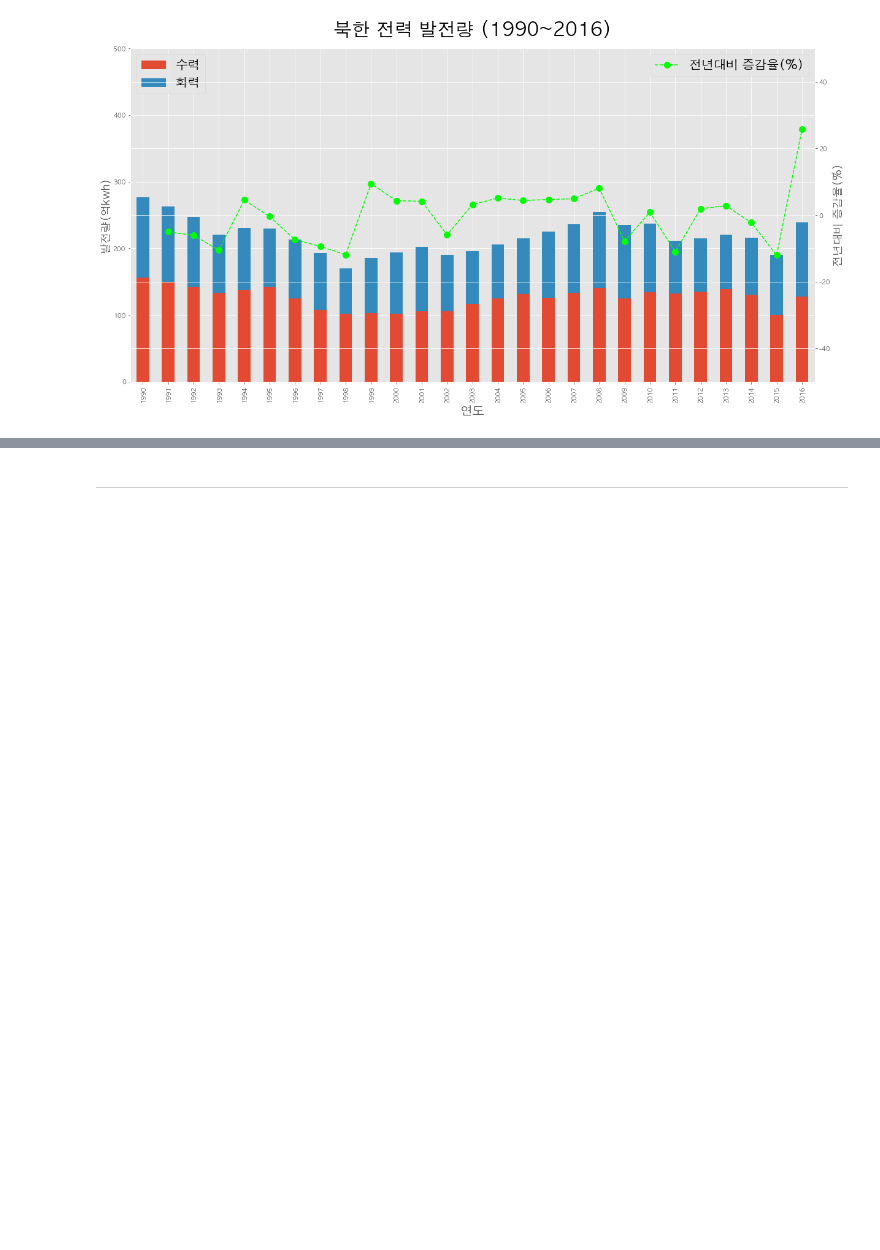
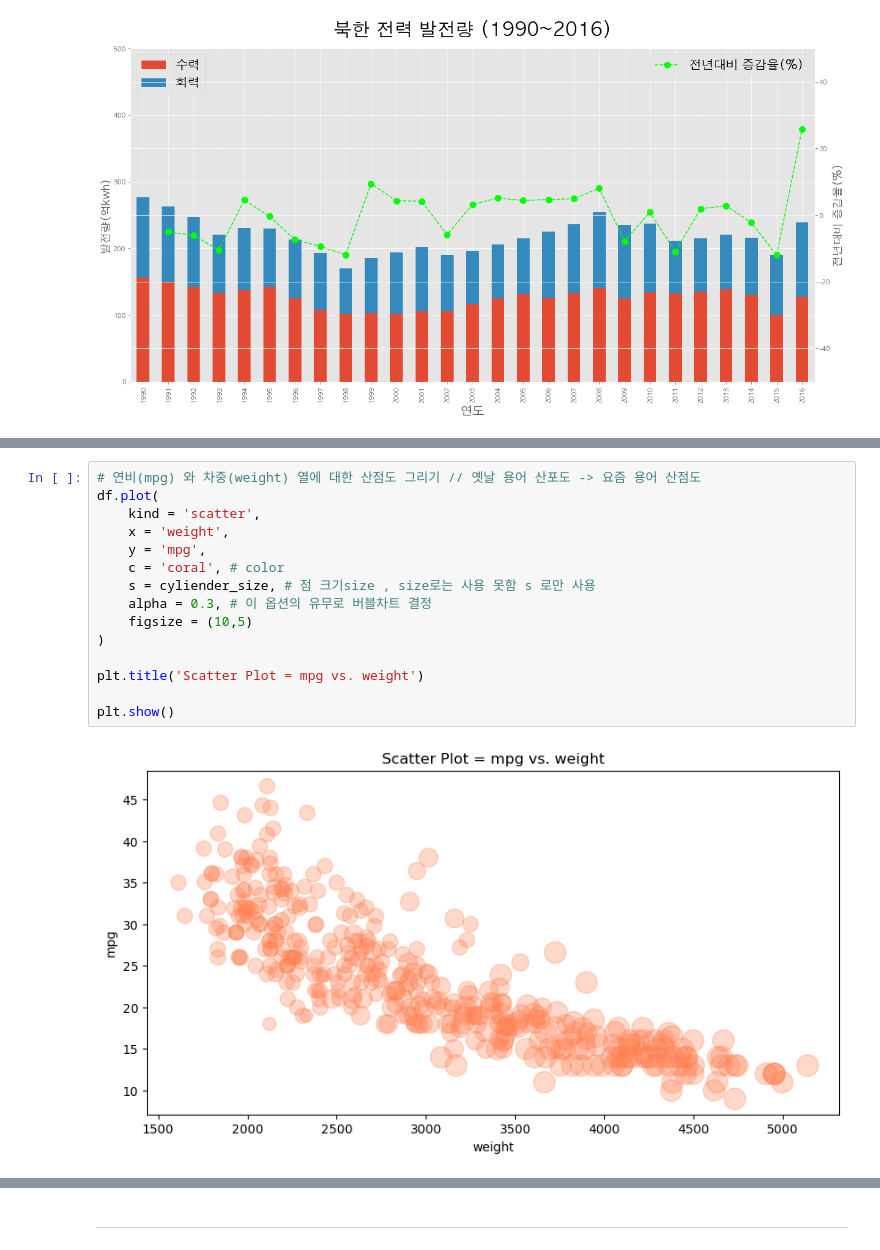
Before and after one commit to monargent0/TJPythonClass, a Jupyter notebook: 3.DataAnalysis/Note/09.시각화도구.ipynb, the cells around one changed output, grey strips where cells are left out. Drawn from its saved outputs; the diff is of its cells as text; blank space fills up the shorter version.

```diff
--- a/3.DataAnalysis/Note/09.시각화도구.ipynb
+++ b/3.DataAnalysis/Note/09.시각화도구.ipynb
@@ -147,0 +251,17 @@ plt.show()
+# %%
+# 연비(mpg) 와 차중(weight) 열에 대한 산점도 그리기 // 옛날 용어 산포도 -> 요즘 용어 산점도
+df.plot(
+    kind = 'scatter',
+    x = 'weight',
+    y = 'mpg',
+    c = 'coral', # color
+    s = cyliender_size, # 점 크기size , size로는 사용 못함 s 로만 사용
+    alpha = 0.3, # 이 옵션의 유무로 버블차트 결정
+    figsize = (10,5)
+)
+
+plt.title('Scatter Plot = mpg vs. weight')
+
+plt.show()
+# %% [output]
+[figure, added]
```
Also changed, not shown: parts of 30 cells of this notebook, 11 other files.
